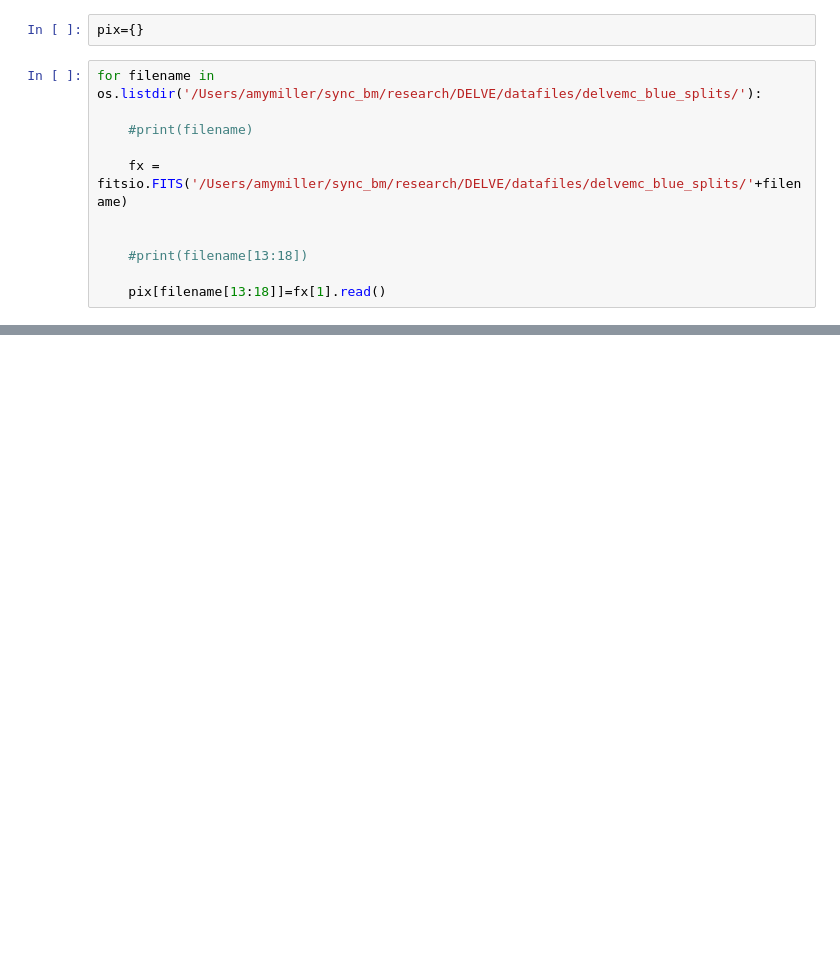
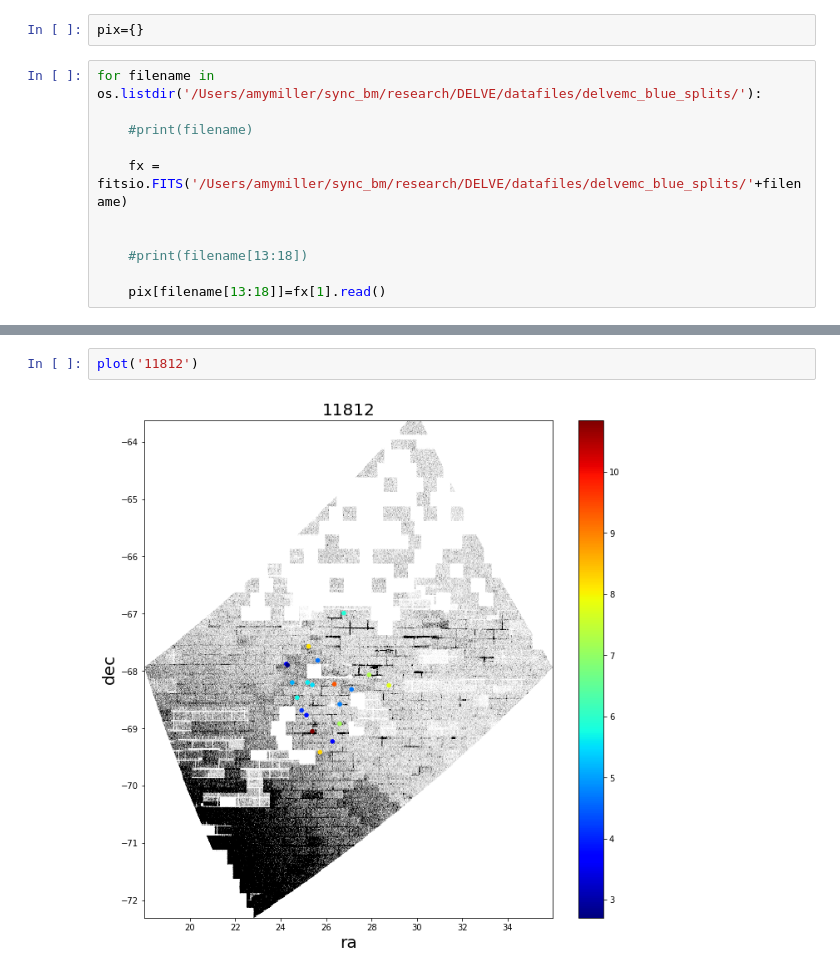
Before and after one commit to amyelizmiller/DELVE, a Jupyter notebook: plot_peak_locations_on_healpix_map.ipynb, the cells around one changed output, grey strips where cells are left out. Cells and saved outputs as stored; diff of their text form; blank space fills up the shorter version.

```diff
--- a/plot_peak_locations_on_healpix_map.ipynb
+++ b/plot_peak_locations_on_healpix_map.ipynb
@@ -137,0 +90,4 @@ plot2('11812',df[1].values,df[2].values,df[0].values)
+# %%
+plot('11812')
+# %% [output]
+[figure, added]
```
Also changed, not shown: parts of 17 cells of this notebook.
